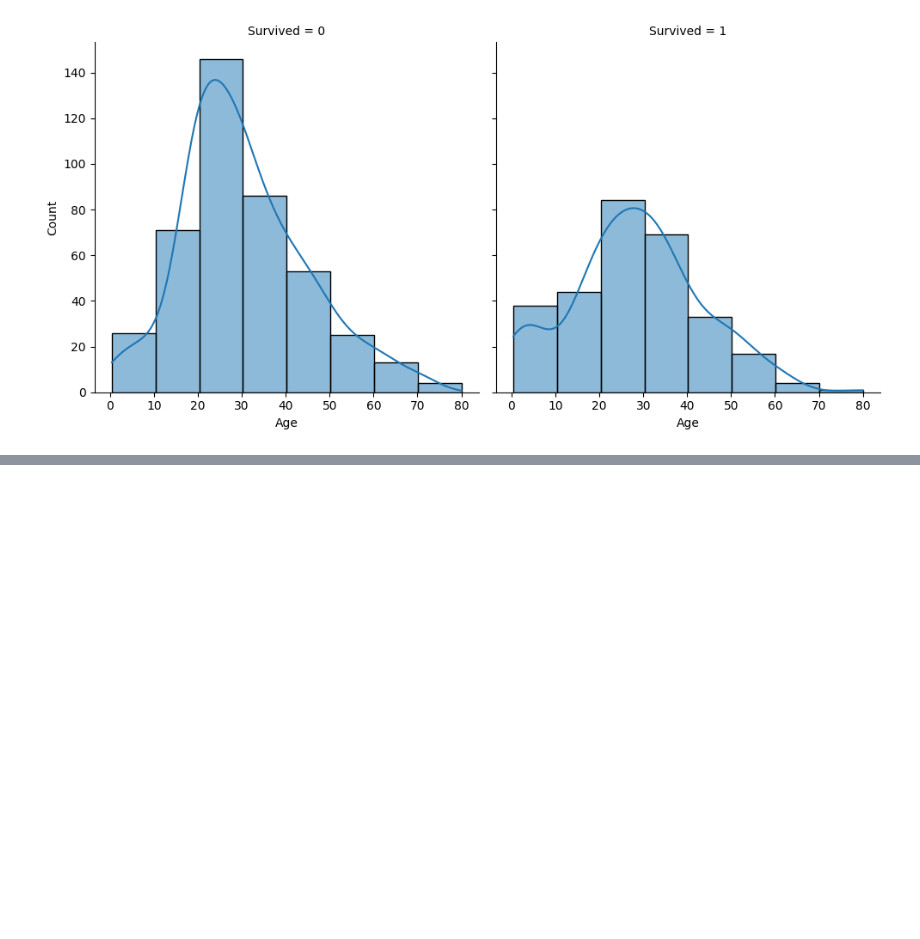
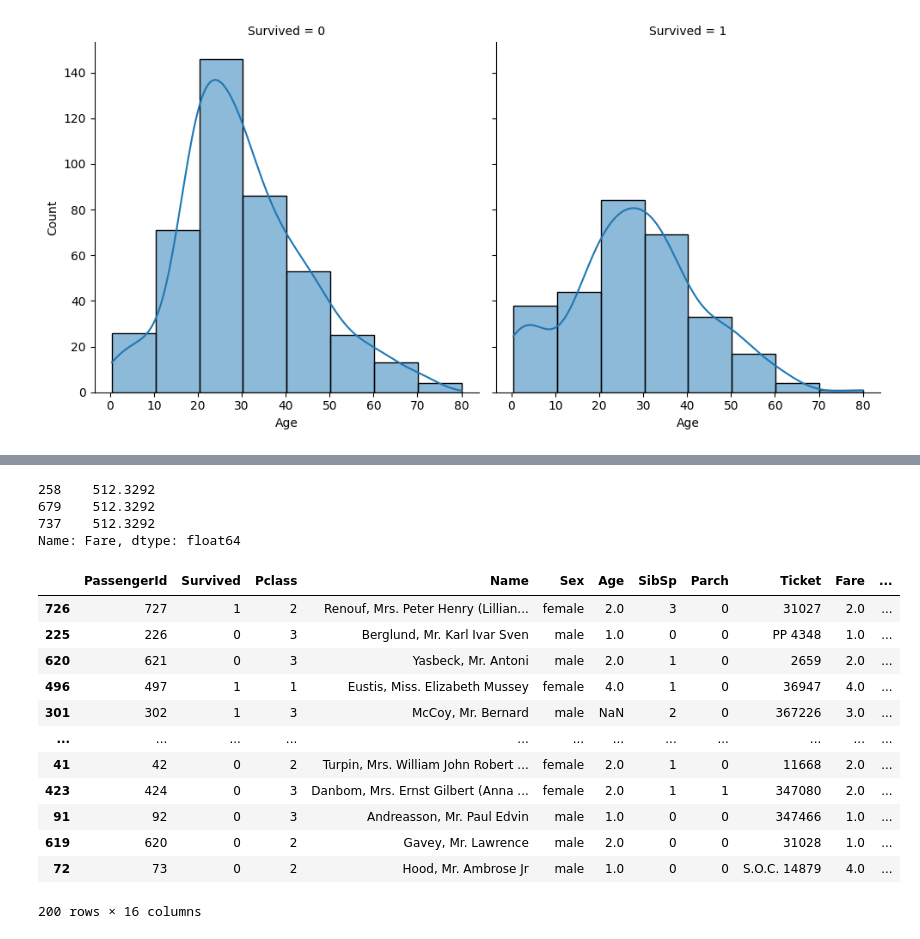
Before and after one commit to vicKituku/titanic-data-project, a Jupyter notebook: titanic.ipynb, the cells around one changed output, grey strips where cells are left out. Saved outputs shown, nothing was run; the diff lists cells and outputs as text; code cells hidden in the pictures; blank space fills up the shorter version.

```diff
--- a/titanic.ipynb
+++ b/titanic.ipynb
@@ -181,0 +223,35 @@ sns.displot(data=train_df, x='Age', col='Survived', binwidth = 10,height = 5, kd
+# %%
+train_df.loc[train_df['Fare'] <= 7.854, 'Fare'] = 0
+train_df.loc[(train_df['Fare'] > 7.854) & (train_df['Fare'] <= 10.5), 'Fare'] = 1
+train_df.loc[(train_df['Fare'] > 10.5) & (train_df['Fare'] <= 21.679), 'Fare'] = 2
+train_df.loc[(train_df['Fare'] > 21.679) & (train_df['Fare'] <= 39.688), 'Fare'] = 3
+train_df.loc[(train_df['Fare'] > 39.688) & (train_df['Fare'] <= 512.329), 'Fare'] = 4
+train_df.loc[train_df['Fare'] > 512.329, 'Fare']
+
+test_df.loc[test_df['Fare'] <= 7.854, 'Fare'] = 0
+test_df.loc[(test_df['Fare'] > 7.854) & (test_df['Fare'] <= 10.5), 'Fare'] = 1
+test_df.loc[(test_df['Fare'] > 10.5) & (test_df['Fare'] <= 21.679), 'Fare'] = 2
+test_df.loc[(test_df['Fare'] > 21.679) & (test_df['Fare'] <= 39.688), 'Fare'] = 3
+test_df.loc[(test_df['Fare'] > 39.688) & (test_df['Fare'] <= 512.329), 'Fare'] = 4
+test_df.loc[test_df['Fare'] > 512.329, 'Fare']
+# %% [output]
+258    512.3292
+679    512.3292
+737    512.3292
+Name: Fare, dtype: float64
+# %%
+train_df.sample(n = 200)
+# %% [output]
+|  | PassengerId | Survived | Pclass | Name | Sex | Age | SibSp | Parch | Ticket | Fare | ... |
+| 726 | 727 | 1 | 2 | Renouf, Mrs. Peter Henry (Lillian... | female | 2.0 | 3 | 0 | 31027 | 2.0 | ... |
+| 225 | 226 | 0 | 3 | Berglund, Mr. Karl Ivar Sven | male | 1.0 | 0 | 0 | PP 4348 | 1.0 | ... |
+| 620 | 621 | 0 | 3 | Yasbeck, Mr. Antoni | male | 2.0 | 1 | 0 | 2659 | 2.0 | ... |
+| 496 | 497 | 1 | 1 | Eustis, Miss. Elizabeth Mussey | female | 4.0 | 1 | 0 | 36947 | 4.0 | ... |
+| 301 | 302 | 1 | 3 | McCoy, Mr. Bernard | male | NaN | 2 | 0 | 367226 | 3.0 | ... |
+| ... | ... | ... | ... | ... | ... | ... | ... | ... | ... | ... | ... |
+| 41 | 42 | 0 | 2 | Turpin, Mrs. William John Robert ... | female | 2.0 | 1 | 0 | 11668 | 2.0 | ... |
+| 423 | 424 | 0 | 3 | Danbom, Mrs. Ernst Gilbert (Anna ... | female | 2.0 | 1 | 1 | 347080 | 2.0 | ... |
+| 91 | 92 | 0 | 3 | Andreasson, Mr. Paul Edvin | male | 1.0 | 0 | 0 | 347466 | 1.0 | ... |
+| 619 | 620 | 0 | 2 | Gavey, Mr. Lawrence | male | 2.0 | 0 | 0 | 31028 | 1.0 | ... |
+| 72 | 73 | 0 | 2 | Hood, Mr. Ambrose Jr | male | 1.0 | 0 | 0 | S.O.C. 14879 | 4.0 | ... |
+200 rows × 16 columns
```
Also changed, not shown: parts of 14 cells of this notebook.
